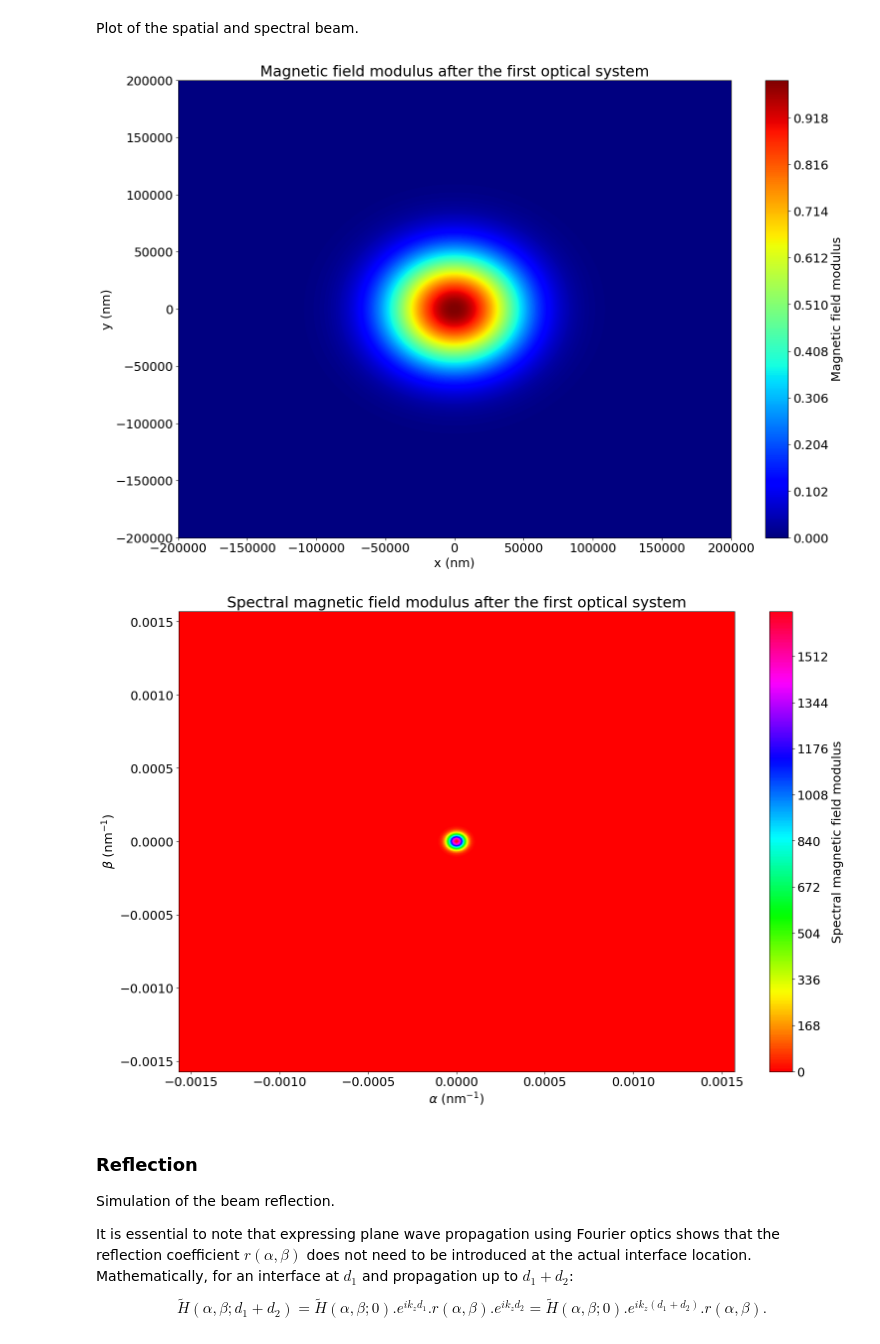
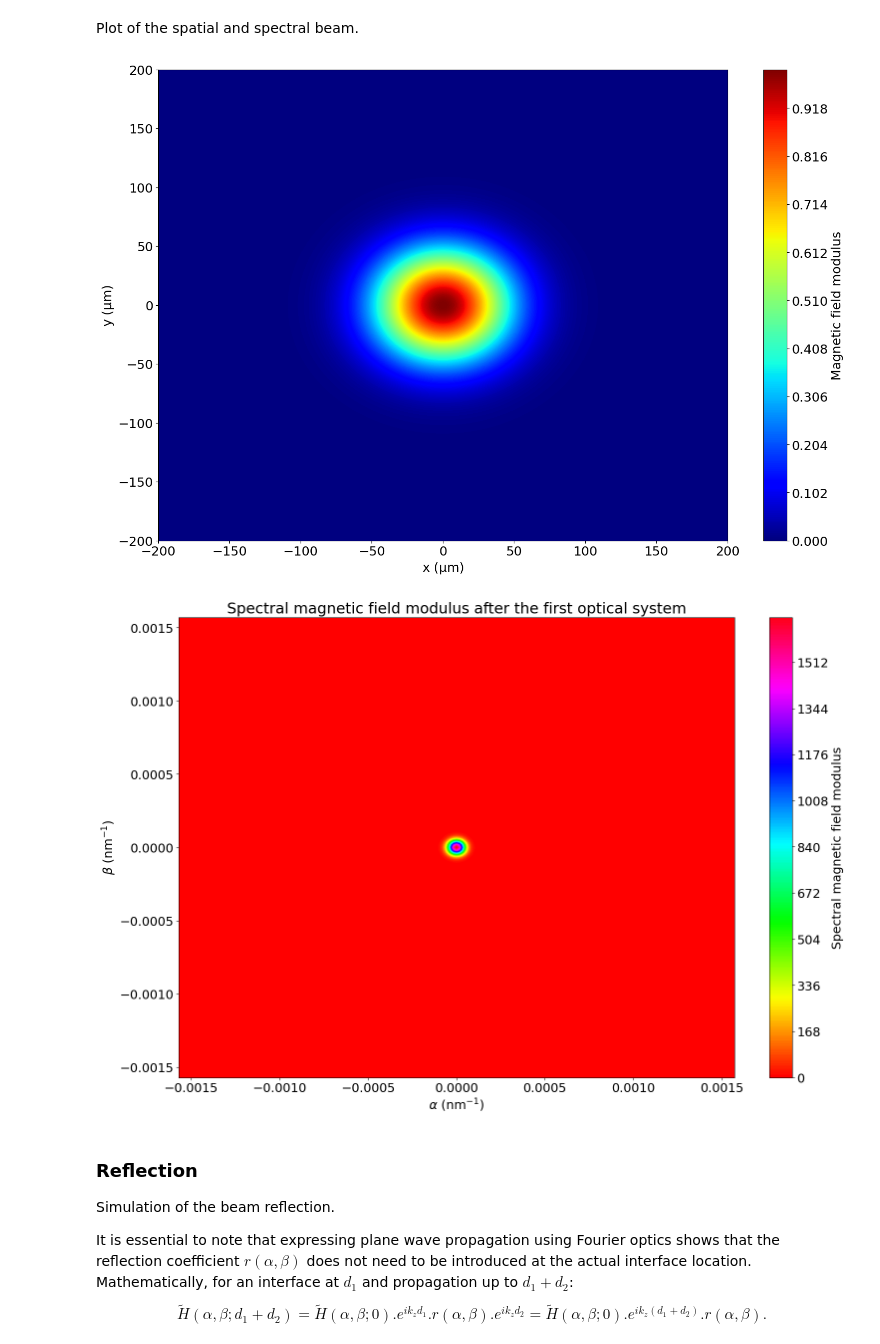
Before and after one commit to Tristan63170/Interferometric_Reflectivity_Dip, a Jupyter notebook: with_water/full_system.ipynb, the cells around one changed output. Drawn from its saved outputs; the diff is of its cells as text; code cells hidden in the pictures.

```diff
--- a/with_water/full_system.ipynb
+++ b/with_water/full_system.ipynb
@@ -166,38 +166,38 @@ Plot of the spatial and spectral beam.
 # plot of the spatial beam after SO1
 U1 = my_mod.gauss2D(X, Y, wx, wy, x0, y0, n2*alpha0, beta0)
 fig = plt.figure(figsize=(18, 12))
 ax = fig.add_subplot(111)
-contour = ax.contourf(X, Y, np.abs(U1), levels=500, cmap="jet")
+contour = ax.contourf(X/1000, Y/1000, np.abs(U1), levels=500, cmap="jet")
 contour.set_edgecolor("face")
 cbar = fig.colorbar(contour)
 cbar.set_label("Magnetic field modulus")
-ax.set_xlabel("x (nm)")
-ax.set_ylabel("y (nm)")
-ax.set_title("Magnetic field modulus after the first optical system")
+ax.set_xlabel(r"x ($\mathrm{\mu m}$)")
+ax.set_ylabel(r"y ($\mathrm{\mu m}$)")
+# ax.set_title("Magnetic field modulus after the first optical system")
 if SAVE_MODE:
     for file_ext in save_formats:
         plt.savefig(f"Plots/{file_ext}/setup/H_module_before_reflection.{file_ext}", bbox_inches="tight")
 
 # determination and plot of the spectral beam after SO1
 pask = 2 * np.pi / d  # definition of the spectral step
 U1k = fftshift(fftshift(fft2(U1), axes=0), axes=1)  # spectral beam determination
 a = np.arange(-N, N + 1) * pask  # alpha (kx) range in nm-1
 b = a  # beta (ky) range in nm-1
 A, B = np.meshgrid(a, b)  # alpha and beta grid
 fig = plt.figure(figsize=(18, 12))
 ax = fig.add_subplot(111)
 contour = ax.contourf(A, B, np.abs(U1k), levels=500, cmap="hsv")
 contour.set_edgecolor("face")
 cbar = fig.colorbar(contour)
 cbar.set_label("Spectral magnetic field modulus")
 ax.set_xlabel(r"$\alpha$ ($\mathrm{nm}^{-1}$)")
 ax.set_ylabel(r"$\beta$ ($\mathrm{nm}^{-1}$)")
 ax.set_title("Spectral magnetic field modulus after the first optical system");
 if SAVE_MODE:
     for file_ext in save_formats:
         plt.savefig(f"Plots/{file_ext}/setup/spectral_H_module_before_reflection.{file_ext}", bbox_inches="tight")
 # %% [output]
-[figure, old version]
+[figure, new version]
 [figure]
 # %% [markdown]
 ### Reflection
```
Also changed, not shown: parts of 3 cells of this notebook, 8 other files.
